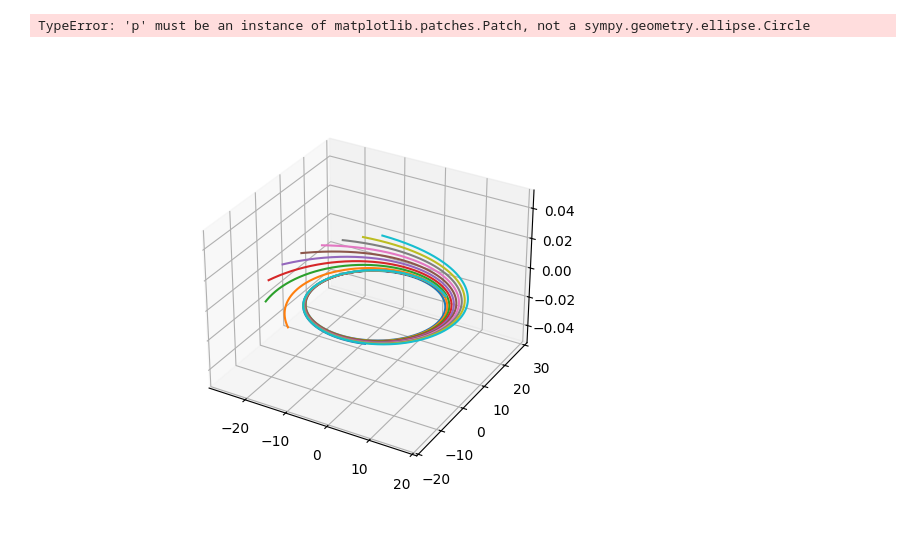
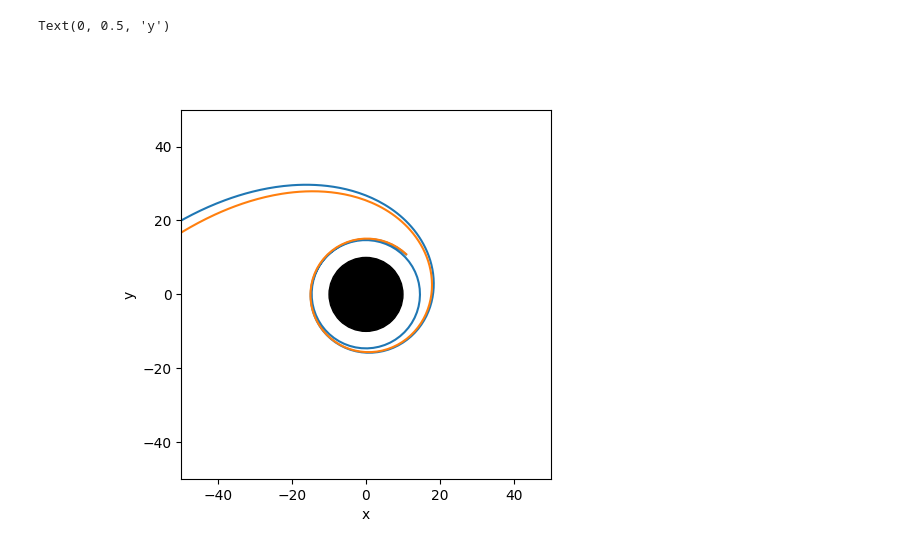
Before and after one commit to francescogibellini15-design/Thesis, a Jupyter notebook: ray_tracing.ipynb, the cells around one changed output. Saved outputs shown, nothing was run; the diff lists cells and outputs as text; code cells hidden in the pictures.

Commit message:
Reverse tracing

```diff
--- a/ray_tracing.ipynb
+++ b/ray_tracing.ipynb
@@ -26,7 +27,7 @@ phid = phid(lam)
 tdd = -(m/(r*(r - 2*m)) * td * rd)
 rdd = -(m*(r-2*m)/r**3*td**2 - m/(r*(r-2*m))*rd**2 -
           (r-2*m)*thetad**2 - (r-2*m)*sin(theta)**2*phid**2)
-thetadd = -(2/r*thetad*thetad - sin(2*theta)/2*phid**2)
+thetadd = -(2/r*thetad*rd - sin(2*theta)/2*phid**2)
 phidd =  -(2/r*rd*phid + 2*cot(theta)*thetad*phid)
 
 #dsolve(Eq(geod_t,0), t)
@@ -72,7 +73,7 @@ coord0 = [t0,r0,theta0,phi0,td0,rd0,thetad0,phid0]
 
 lam0 = 0
 lam_max = 100
-lam_space=np.linspace(lam0,lam_max,1000)
+lam=np.linspace(lam0,lam_max,1000)
 
 sol = solve_ivp(
     geod,
@@ -80,7 +81,7 @@ sol = solve_ivp(
     coord0,
     method='DOP853', #method to 8th order
     rtol=1e-10, atol=1e-12, #smaller tolerance for best accuracy
-    t_eval = lam_space
+    t_eval = lam
 )
 t_a,r_a,th_a,phi_a,td_a,rd_a,thd_a,phid_a = sol.y
 
@@ -169,7 +170,7 @@ sol = solve_ivp(
     coord0,
     method='DOP853', #method to 8th order
     rtol=1e-10, atol=1e-12, #smaller tolerance for best accuracy
-    t_eval = lam_space[::-1]
+    t_eval = lam[::-1]
 )
 
 t_a,r_a,th_a,phi_a,td_a,rd_a,thd_a,phid_a = sol.y
@@ -207,17 +207,16 @@ Text(0.5, 0, 'z')
 # %%
 
-def solve_geod(t0,r0,theta0,phi0,rd0,thetad0,phid0):
+def solve_geod(t0,r0,theta0,phi0,rd0,thetad0,phid0, reverse = 1, lam_max = 1000):
 
     td0 = null_curve(r0, theta0, [rd0,thetad0,phid0])
     coord0 = [t0,r0,theta0,phi0,td0,rd0,thetad0,phid0]
 
     lam0 = 0
-    lam_max = 100
-    lam_space=np.linspace(lam0,lam_max,1000)
+    lam =np.linspace(lam0,reverse*lam_max,1000)
 
     sol = solve_ivp(
         geod,
-        [lam0, lam_max],
+        [lam.[0], lam_space[-1]],
         coord0,
         method='DOP853', #method to 8th order
         rtol=1e-10, atol=1e-12, #smaller tolerance for best accuracy
@@ -227,36 +226,35 @@ def solve_geod(t0,r0,theta0,phi0,rd0,thetad0,phid0):
     t_a,r_a,th_a,phi_a,td_a,rd_a,thd_a,phid_a = sol.y
 
     x_a = r_a * np.cos(phi_a) * np.sin(th_a)
     y_a = r_a * np.sin(phi_a) * np.sin(th_a)
     z_a = r_a * np.cos(th_a)
 
 
     return [x_a,y_a,z_a]
 
 t0,r0,theta0,phi0 = [0,20,np.pi/2,np.pi/4]
 rd0,thetad0,phid0 = [-0.05,0,0.1]
 
-r0_space = np.linspace(2*m_val+5.3,2*m_val+5.38,10)
+r0_space = np.linspace(2*m_val+5.3,2*m_val+5.38,2)
 
 geo_vec = np.vectorize(solve_geod, otypes=[object])
 geos = geo_vec(t0,r0_space,theta0,phi0,rd0,thetad0,phid0)
 
 fig = plt.figure()
-ax = fig.add_subplot(projection='3d')
+ax = fig.add_subplot()
 
 for i in geos:
     ax.plot(i[0],i[1])
 
 R = 2*m_val
 ax.add_patch(Circle((0,0),R,color='black'))
 
 ax.set_xlim(-50,50)
 ax.set_ylim(-50,50)
-ax.set_zlim(-50,50)
-ax.set_box_aspect((1,1))
+ax.set_aspect('equal')
 
 ax.set_xlabel('x')
 ax.set_ylabel('y')
 # %% [output]
-TypeError: 'p' must be an instance of matplotlib.patches.Patch, not a sympy.geometry.ellipse.Circle
+Text(0, 0.5, 'y')
-[figure, old version]
+[figure, new version]
```
Also changed, not shown: parts of 7 cells of this notebook.
